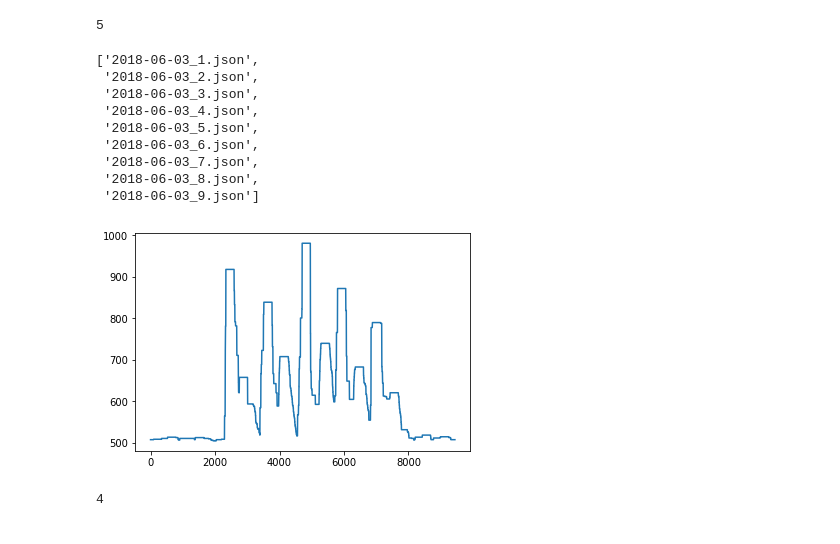
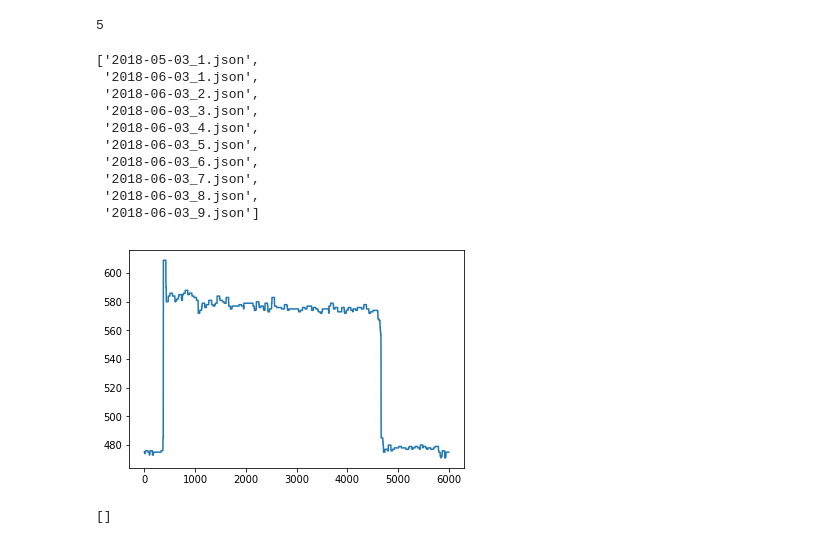
Before and after one commit to alebian/biosignal-auth, a Jupyter notebook: notebooks/Spike Counter.ipynb, the cells around one changed output. Cells and saved outputs as stored; diff of their text form; code cells hidden in the pictures.

Commit message:
spikedetection

```diff
--- a/notebooks/Spike Counter.ipynb
+++ b/notebooks/Spike Counter.ipynb
@@ -2,7 +2,7 @@
 import json
 import os
 # %%
-sample_dir = os.path.join('..','EMGShield','collected_data','passwords','ale')
+sample_dir = os.path.join('..','EMGShield','collected_data','passwords','Luis')
 # %%
 os.listdir(sample_dir)
 # %% [output]
@@ -18,7 +18,7 @@ os.listdir(sample_dir)
  '2018-06-03_8.json',
  '2018-06-03_9.json']
 # %%
-sample_name = '2018-06-03_3.json'
+sample_name = '2018-06-03_6.json'
 with open(os.path.join(sample_dir, sample_name)) as fp:
     sample = json.load(fp)['channel0']
 # %%
@@ -118,16 +123,25 @@ def count_spikes(sample_path, n):
         sample = json.load(fp)['channel0']
     filtered_2 = [np.max([abs(x) for x in sample[i-n:i]]) for i in range(n, len(sample))]
     count = 0
+    zero = 0
+    first = 0
     binary = []
+    last = 0
     prev = filtered_2[0]
     for i, x in enumerate(filtered_2[1:]):
         if prev < 800 and x > 800:
+            first = 1
             count+=1
             binary.append(1)
-        elif prev > 800 and x < 800:
-            binary.append(0)
+            last = len(binary)
+        elif x < 600 and first != 0:
+            zero += 1
+            if zero >= n:
+                binary.append(0)
+                zero = 0
         prev = x
-    return count
+    binary = binary[0:last]
+    return (count, binary)
 # %%
 def plot_filtered(sample_path, n):
     with open(sample_path) as fp:
@@ -136,10 +150,11 @@ def plot_filtered(sample_path, n):
     plt.plot(range(0, len(filtered_2)), filtered_2)
     plt.show()
 # %%
-sample_dir = os.path.join('..','EMGShield','collected_data','passwords','ale')
+sample_dir = os.path.join('..','EMGShield','collected_data','passwords','Luis')
 os.listdir(sample_dir)
 # %% [output]
-['2018-06-03_1.json',
+['2018-05-03_1.json',
+ '2018-06-03_1.json',
  '2018-06-03_2.json',
  '2018-06-03_3.json',
  '2018-06-03_4.json',
@@ -149,11 +164,12 @@ os.listdir(sample_dir)
  '2018-06-03_8.json',
  '2018-06-03_9.json']
 # %%
-sample_name = '2018-06-03_4.json'
+sample_name = '2018-06-03_6.json'
 sample_path = os.path.join(sample_dir, sample_name)
-n = 256
+n = 50
 plot_filtered(sample_path, n)
-count_spikes(sample_path, n)
+spikes, binary = count_spikes(sample_path, n)
+print(binary)
 # %% [output]
-[figure, old version]
+[figure, new version]
-4
+[]
```
Also changed, not shown: parts of 2 cells of this notebook.
